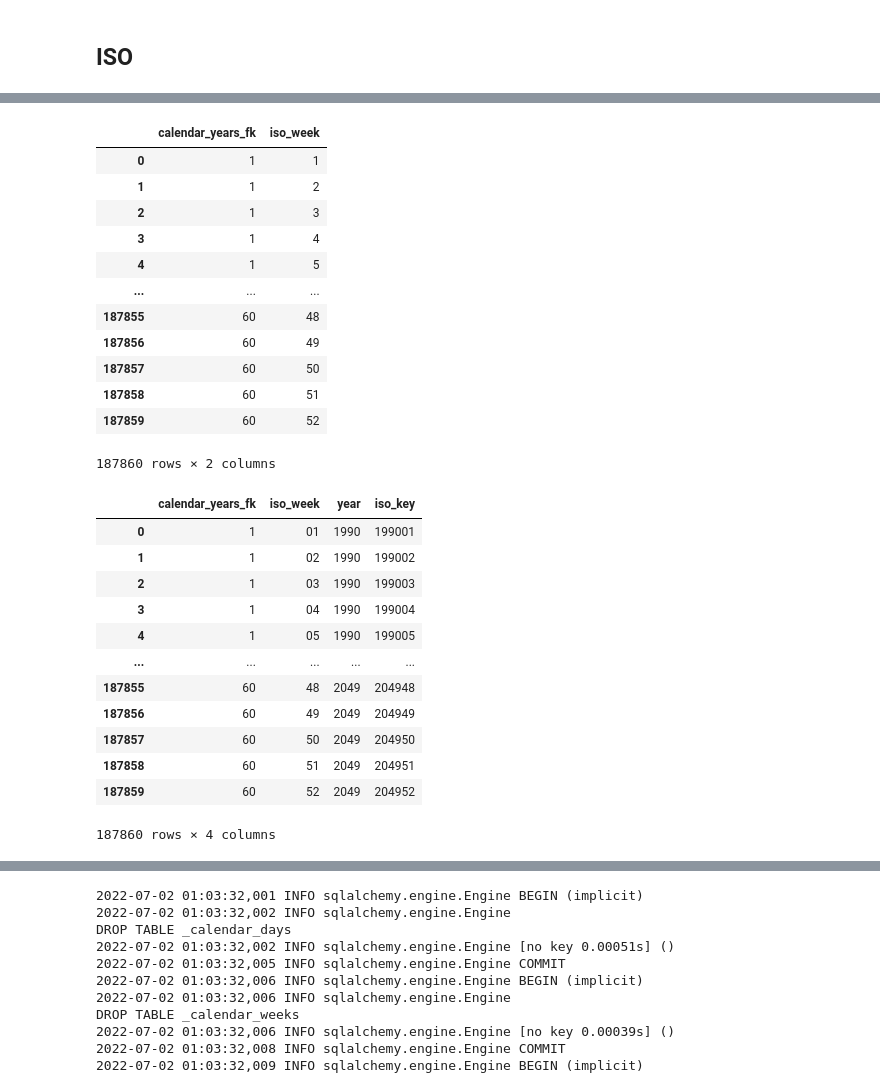
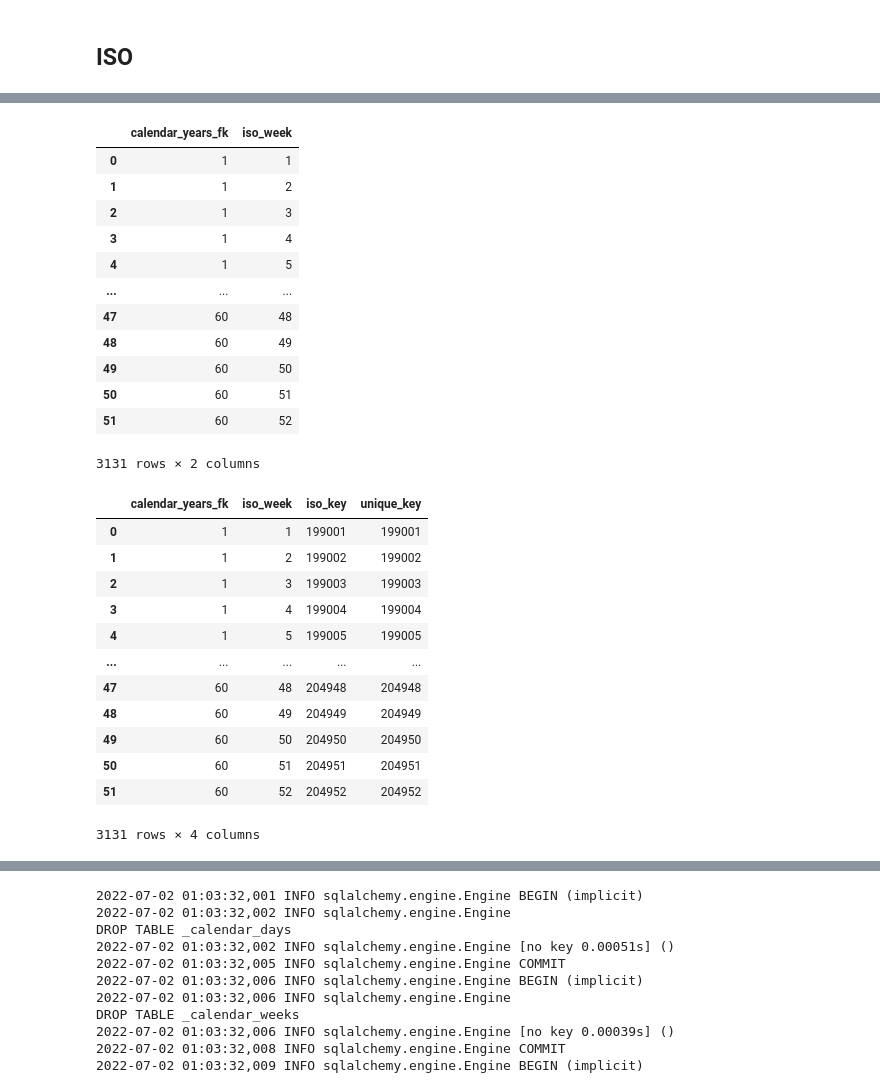
Before and after one commit to dstoecklein/corona-analysis, a Jupyter notebook: notebooks/sqlite_test.ipynb, the cells around one changed output, grey strips where cells are left out. Cells and saved outputs as stored; diff of their text form; code cells hidden in the pictures.

```diff
--- a/notebooks/sqlite_test.ipynb
+++ b/notebooks/sqlite_test.ipynb
@@ -202,6 +205,11 @@ class CalendarYears(Base):
 
     calendar_years_id = Column(Integer, primary_key=True)
     iso_year = Column(Integer, nullable=False, unique=True)
+    # meta cols
+    created_on = Column(DateTime(timezone=True), nullable=False, default=func.now())
+    updated_on = Column(DateTime(timezone=True), default=func.now())
+    unique_key = Column(String, nullable=False, unique=True)
+    # relationships
     calendar_weeks = relationship("CalendarWeeks", backref="_calendar_years", cascade="all, delete")
 # %%
 class CalendarWeeks(Base):
@@ -246,17 +263,14 @@ def add_new_calendar_year(session: sessionmaker, calendar_year: int) -> None:
     """
 
     # check if calendar year already exist
-    new_calendar_year = (
-        session.query(CalendarYears)
-        .filter(CalendarYears.iso_year == calendar_year)
-    ).one_or_none()
-
-    if new_calendar_year is not None:
+    year_exists = get_calendar_year(session=session, calendar_year=calendar_year)
+    if year_exists is not None:
         return
 
-    # create new agegroup
+    # create new entry
     new_calendar_year = CalendarYears(
-        iso_year=calendar_year
+        iso_year=calendar_year,
+        unique_key=str(calendar_year)
     )
 
     # write to DB
@@ -364,9 +360,9 @@ calendar_years_dict_reverse
 # %%
 import pandas as pd
-
+import numpy as np
 # create dataframe
-df = pd.DataFrame.from_dict(calendar_weeks_dict, orient='index')
-df = df.stack().to_frame().reset_index().drop('level_1', axis=1)
+df = pd.DataFrame.from_dict(calendar_weeks_dict, orient="index")
+df = df.T.unstack().to_frame().dropna().reset_index(level=0).applymap(np.int64)
 df.columns = ["calendar_years_fk", "iso_week"]
 df
 # %% [output]
@@ -377,28 +373,27 @@ df
 | 3 | 1 | 4 |
 | 4 | 1 | 5 |
 | ... | ... | ... |
-| 187855 | 60 | 48 |
-| 187856 | 60 | 49 |
-| 187857 | 60 | 50 |
-| 187858 | 60 | 51 |
-| 187859 | 60 | 52 |
+| 47 | 60 | 48 |
+| 48 | 60 | 49 |
+| 49 | 60 | 50 |
+| 50 | 60 | 51 |
+| 51 | 60 | 52 |
-187860 rows × 2 columns
+3131 rows × 2 columns
 # %%
-df["iso_week"] = df["iso_week"].astype(str).str.zfill(2)
-df["year"] = df["calendar_years_fk"].map(calendar_years_dict_reverse)
-df["iso_key"] = df["year"].astype(str) + df["iso_week"]
+df["iso_key"] = df["calendar_years_fk"].map(calendar_years_dict_reverse).astype(str) + df["iso_week"].astype(str).str.zfill(2)
+df["unique_key"] = df["iso_key"]
 df
 # %% [output]
-|  | calendar_years_fk | iso_week | year | iso_key |
-| 0 | 1 | 01 | 1990 | 199001 |
-| 1 | 1 | 02 | 1990 | 199002 |
-| 2 | 1 | 03 | 1990 | 199003 |
-| 3 | 1 | 04 | 1990 | 199004 |
-| 4 | 1 | 05 | 1990 | 199005 |
+|  | calendar_years_fk | iso_week | iso_key | unique_key |
+| 0 | 1 | 1 | 199001 | 199001 |
+| 1 | 1 | 2 | 199002 | 199002 |
+| 2 | 1 | 3 | 199003 | 199003 |
+| 3 | 1 | 4 | 199004 | 199004 |
+| 4 | 1 | 5 | 199005 | 199005 |
 | ... | ... | ... | ... | ... |
-| 187855 | 60 | 48 | 2049 | 204948 |
-| 187856 | 60 | 49 | 2049 | 204949 |
-| 187857 | 60 | 50 | 2049 | 204950 |
-| 187858 | 60 | 51 | 2049 | 204951 |
-| 187859 | 60 | 52 | 2049 | 204952 |
+| 47 | 60 | 48 | 204948 | 204948 |
+| 48 | 60 | 49 | 204949 | 204949 |
+| 49 | 60 | 50 | 204950 | 204950 |
+| 50 | 60 | 51 | 204951 | 204951 |
+| 51 | 60 | 52 | 204952 | 204952 |
-187860 rows × 4 columns
+3131 rows × 4 columns
```
Also changed, not shown: parts of 24 cells of this notebook, 6 other files.
